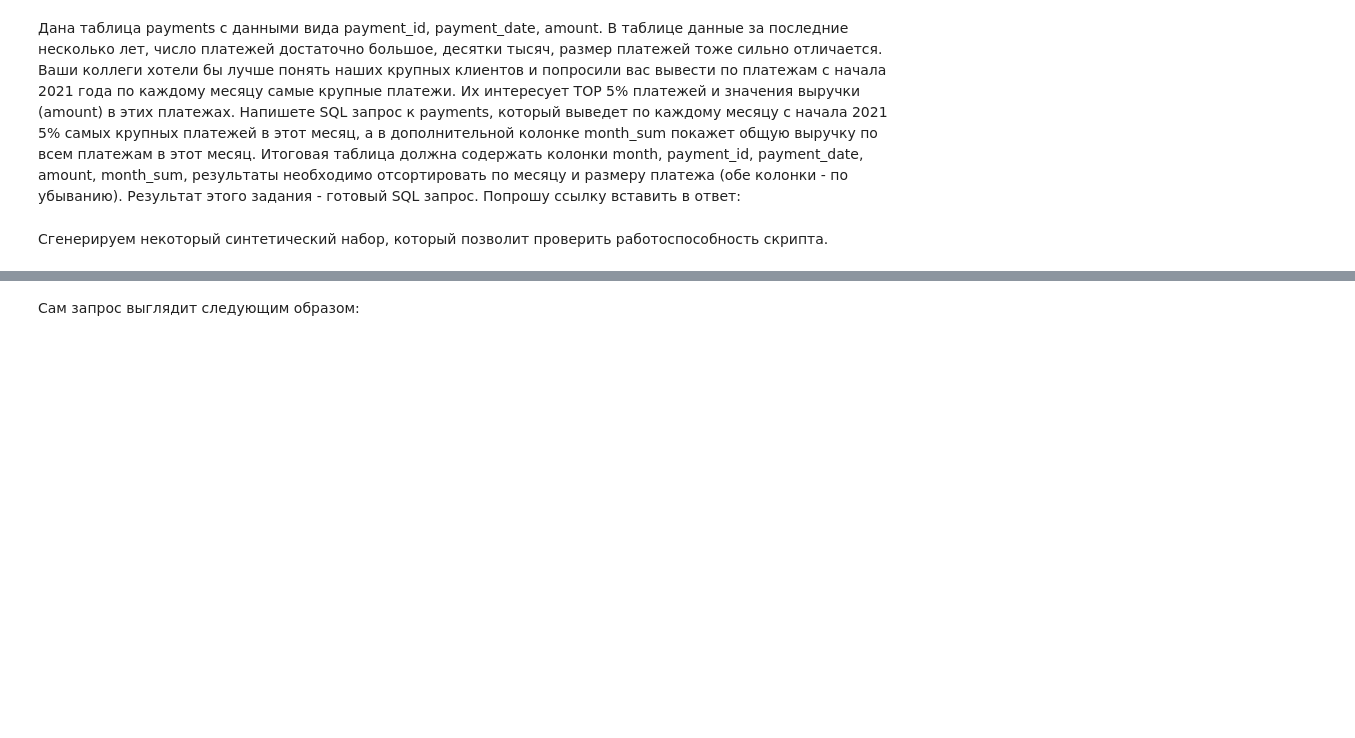
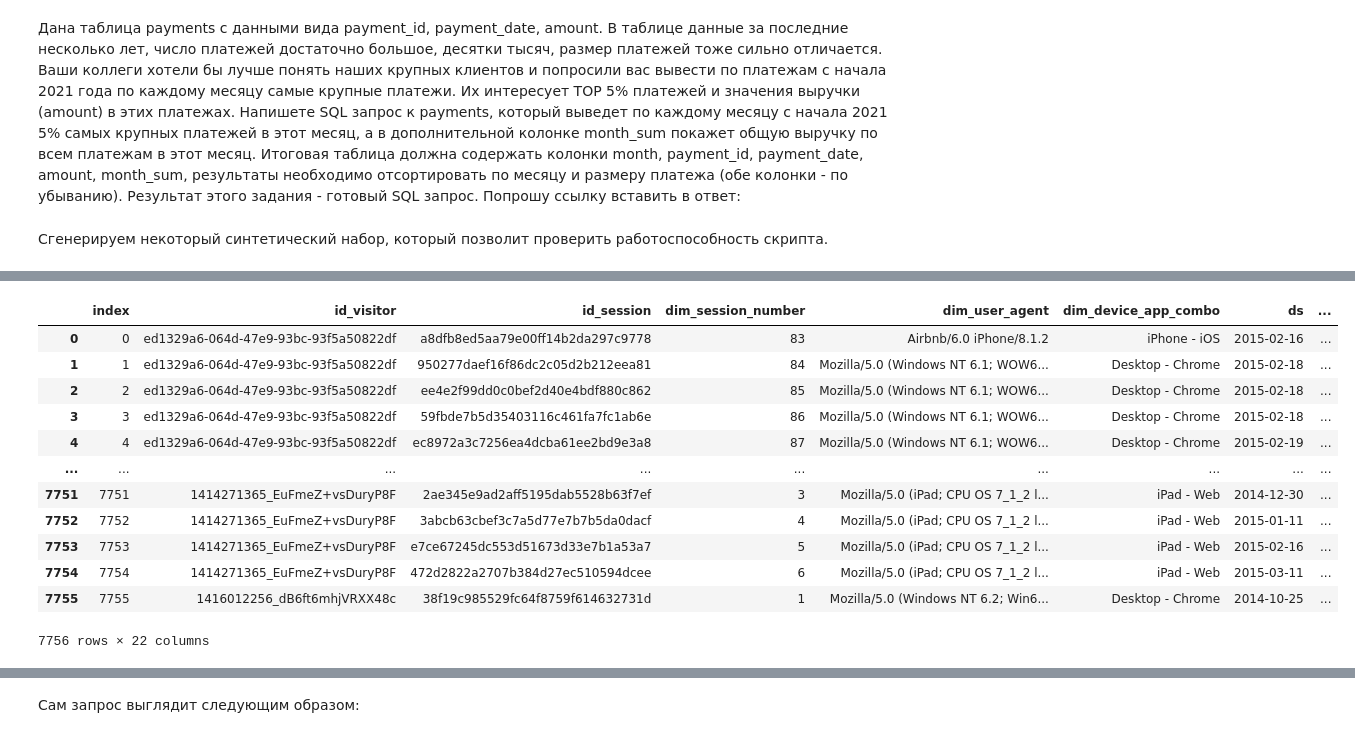
Before and after one commit to yukontaf/HeadRepo, a Jupyter notebook: NRepo/150222_190B.ipynb, the cells around one changed output, grey strips where cells are left out. Drawn from its saved outputs; the diff is of its cells as text; code cells hidden in the pictures; blank space fills up the shorter version.

```diff
--- a/NRepo/DSw-190B.ipynb
+++ b/NRepo/150222_190B.ipynb
@@ -50,0 +107,7 @@ def send(table, name):
+# %%
+from sqlalchemy.engine import URL
+
+connection_string = "DRIVER={ODBC Driver 17 for SQL Server};SERVER=localhost;DATABASE=master;UID=SA;PWD=<YourStrong@Passw0rd>"
+connection_url = URL.create("mssql+pyodbc", query={"odbc_connect": connection_string})
+
+engine = create_engine(connection_url)
@@ -50,0 +143,17 @@ def send(table, name):
+# %%
+query = "/Users/glebsokolov/Library/Application Support/JetBrains/DataSpell2021.3/scratches/scratch_1.sql"
+select(query, engine)
+# %% [output]
+|  | index | id_visitor | id_session | dim_session_number | dim_user_agent | dim_device_app_combo | ds | ... |
+| 0 | 0 | ed1329a6-064d-47e9-93bc-93f5a50822df | a8dfb8ed5aa79e00ff14b2da297c9778 | 83 | Airbnb/6.0 iPhone/8.1.2 | iPhone - iOS | 2015-02-16 | ... |
+| 1 | 1 | ed1329a6-064d-47e9-93bc-93f5a50822df | 950277daef16f86dc2c05d2b212eea81 | 84 | Mozilla/5.0 (Windows NT 6.1; WOW6... | Desktop - Chrome | 2015-02-18 | ... |
+| 2 | 2 | ed1329a6-064d-47e9-93bc-93f5a50822df | ee4e2f99dd0c0bef2d40e4bdf880c862 | 85 | Mozilla/5.0 (Windows NT 6.1; WOW6... | Desktop - Chrome | 2015-02-18 | ... |
+| 3 | 3 | ed1329a6-064d-47e9-93bc-93f5a50822df | 59fbde7b5d35403116c461fa7fc1ab6e | 86 | Mozilla/5.0 (Windows NT 6.1; WOW6... | Desktop - Chrome | 2015-02-18 | ... |
+| 4 | 4 | ed1329a6-064d-47e9-93bc-93f5a50822df | ec8972a3c7256ea4dcba61ee2bd9e3a8 | 87 | Mozilla/5.0 (Windows NT 6.1; WOW6... | Desktop - Chrome | 2015-02-19 | ... |
+| ... | ... | ... | ... | ... | ... | ... | ... | ... |
+| 7751 | 7751 | 1414271365_EuFmeZ+vsDuryP8F | 2ae345e9ad2aff5195dab5528b63f7ef | 3 | Mozilla/5.0 (iPad; CPU OS 7_1_2 l... | iPad - Web | 2014-12-30 | ... |
+| 7752 | 7752 | 1414271365_EuFmeZ+vsDuryP8F | 3abcb63cbef3c7a5d77e7b7b5da0dacf | 4 | Mozilla/5.0 (iPad; CPU OS 7_1_2 l... | iPad - Web | 2015-01-11 | ... |
+| 7753 | 7753 | 1414271365_EuFmeZ+vsDuryP8F | e7ce67245dc553d51673d33e7b1a53a7 | 5 | Mozilla/5.0 (iPad; CPU OS 7_1_2 l... | iPad - Web | 2015-02-16 | ... |
+| 7754 | 7754 | 1414271365_EuFmeZ+vsDuryP8F | 472d2822a2707b384d27ec510594dcee | 6 | Mozilla/5.0 (iPad; CPU OS 7_1_2 l... | iPad - Web | 2015-03-11 | ... |
+| 7755 | 7755 | 1416012256_dB6ft6mhjVRXX48c | 38f19c985529fc64f8759f614632731d | 1 | Mozilla/5.0 (Windows NT 6.2; Win6... | Desktop - Chrome | 2014-10-25 | ... |
+7756 rows × 22 columns
```
Also changed, not shown: parts of 14 cells of this notebook, 17 other files.
